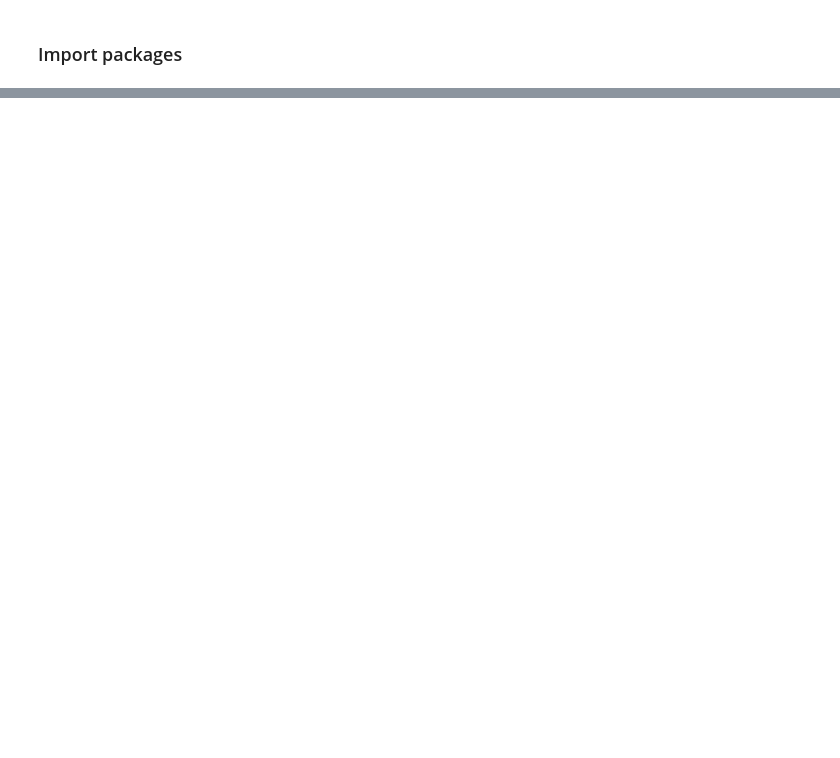
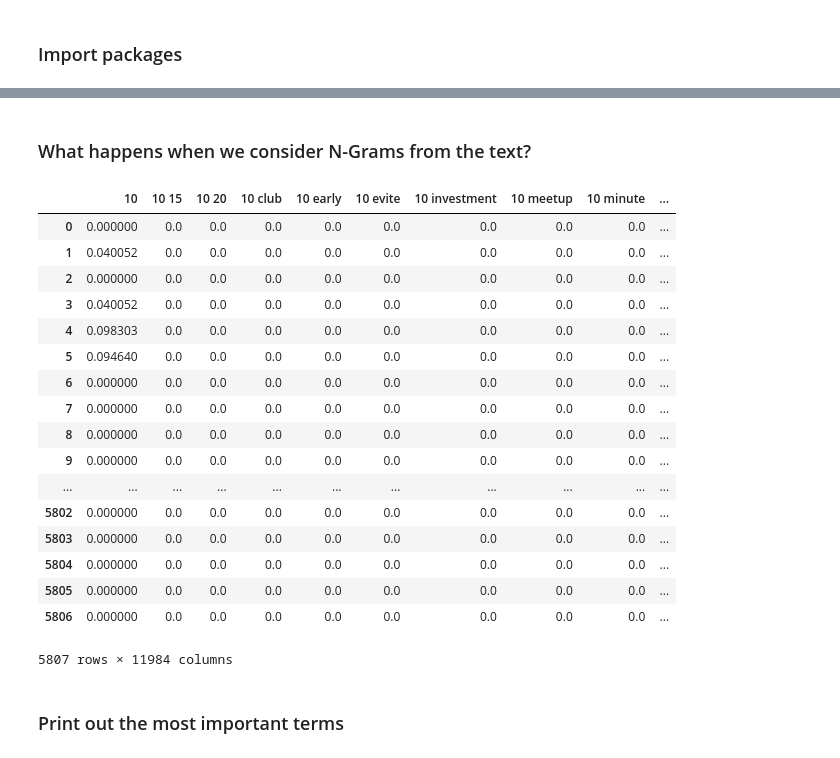
Before and after one commit to ChristopherGruber/Introduction_to_NLP, a Jupyter notebook: Introduction to NLP.ipynb, the cells around one changed output, grey strips where cells are left out. Cells and saved outputs as stored; diff of their text form; code cells hidden in the pictures; blank space fills up the shorter version.

Commit message:
Added more material to the talk and created demo

```diff
--- a/Introduction to NLP.ipynb
+++ b/Introduction to NLP.ipynb
@@ -184,0 +11,5 @@ plt.show()
+# %%
+events = pd.read_csv("/home/hans/Documents/Programming/Python/Meetup Talks/Cohpy/Introduction_to_NLP/data/events.csv")
+#events.drop_duplicates(subset=["group.name"],inplace=True)
+
+events.shape
@@ -184,0 +26,4 @@ plt.show()
+# %%
+def lower(x): return str(x).lower()
+
+events.description = events.description.apply(lower)
@@ -184,0 +32,4 @@ plt.show()
+# %%
+def strip(x): return str(x).translate(str.maketrans('', '', string.punctuation))
+
+events.description = events.description.apply(strip)
@@ -184,0 +135,32 @@ plt.show()
+# %% [markdown]
+### What happens when we consider N-Grams from the text?
+# %%
+vectorizer = TfidfVectorizer(stop_words='english',ngram_range=(1,2),min_df=5)
+
+response = vectorizer.fit_transform(events.description.values)
+
+response_df = pd.DataFrame(response.todense())
+response_df.columns = vectorizer.get_feature_names()
+
+response_df
+# %% [output]
+|  | 10 | 10 15 | 10 20 | 10 club | 10 early | 10 evite | 10 investment | 10 meetup | 10 minute | ... |
+| 0 | 0.000000 | 0.0 | 0.0 | 0.0 | 0.0 | 0.0 | 0.0 | 0.0 | 0.0 | ... |
+| 1 | 0.040052 | 0.0 | 0.0 | 0.0 | 0.0 | 0.0 | 0.0 | 0.0 | 0.0 | ... |
+| 2 | 0.000000 | 0.0 | 0.0 | 0.0 | 0.0 | 0.0 | 0.0 | 0.0 | 0.0 | ... |
+| 3 | 0.040052 | 0.0 | 0.0 | 0.0 | 0.0 | 0.0 | 0.0 | 0.0 | 0.0 | ... |
+| 4 | 0.098303 | 0.0 | 0.0 | 0.0 | 0.0 | 0.0 | 0.0 | 0.0 | 0.0 | ... |
+| 5 | 0.094640 | 0.0 | 0.0 | 0.0 | 0.0 | 0.0 | 0.0 | 0.0 | 0.0 | ... |
+| 6 | 0.000000 | 0.0 | 0.0 | 0.0 | 0.0 | 0.0 | 0.0 | 0.0 | 0.0 | ... |
+| 7 | 0.000000 | 0.0 | 0.0 | 0.0 | 0.0 | 0.0 | 0.0 | 0.0 | 0.0 | ... |
+| 8 | 0.000000 | 0.0 | 0.0 | 0.0 | 0.0 | 0.0 | 0.0 | 0.0 | 0.0 | ... |
+| 9 | 0.000000 | 0.0 | 0.0 | 0.0 | 0.0 | 0.0 | 0.0 | 0.0 | 0.0 | ... |
+| ... | ... | ... | ... | ... | ... | ... | ... | ... | ... | ... |
+| 5802 | 0.000000 | 0.0 | 0.0 | 0.0 | 0.0 | 0.0 | 0.0 | 0.0 | 0.0 | ... |
+| 5803 | 0.000000 | 0.0 | 0.0 | 0.0 | 0.0 | 0.0 | 0.0 | 0.0 | 0.0 | ... |
+| 5804 | 0.000000 | 0.0 | 0.0 | 0.0 | 0.0 | 0.0 | 0.0 | 0.0 | 0.0 | ... |
+| 5805 | 0.000000 | 0.0 | 0.0 | 0.0 | 0.0 | 0.0 | 0.0 | 0.0 | 0.0 | ... |
+| 5806 | 0.000000 | 0.0 | 0.0 | 0.0 | 0.0 | 0.0 | 0.0 | 0.0 | 0.0 | ... |
+5807 rows × 11984 columns
+# %% [markdown]
+### Print out the most important terms
```
Also changed, not shown: parts of 34 cells of this notebook, 1 other file.
